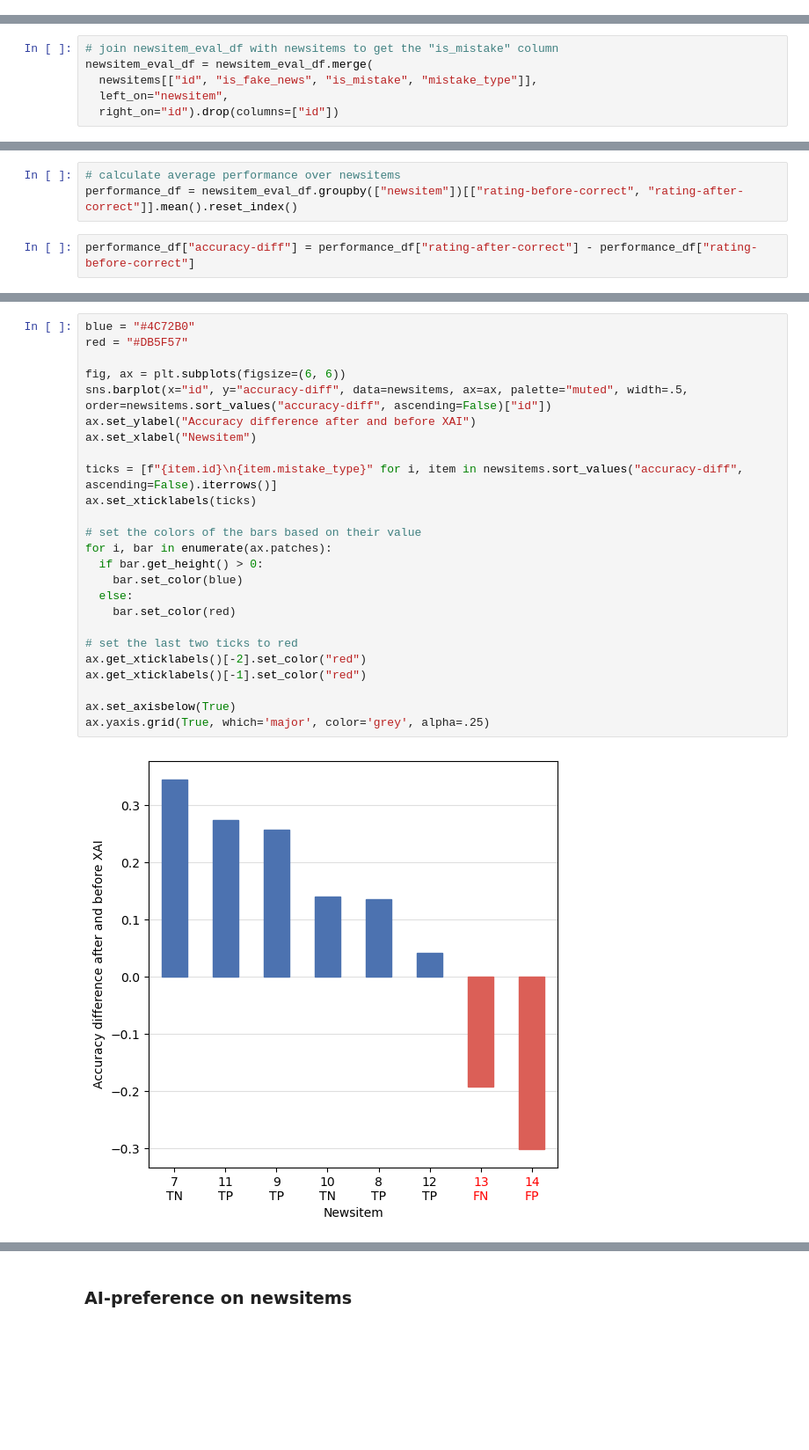
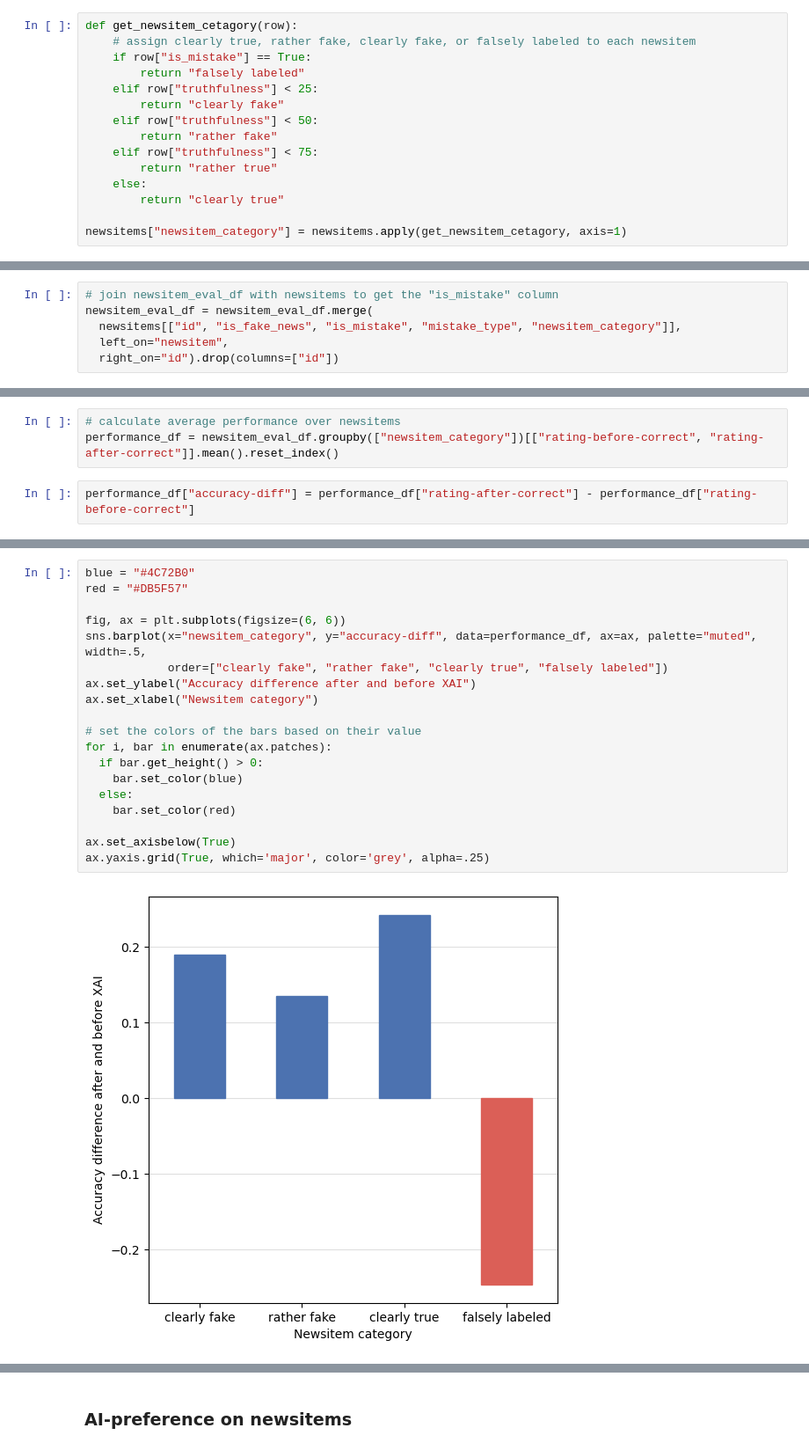
Before and after one commit to csomorbalazs/xai-experiment, a Jupyter notebook: postprocessing/Data_Analysis_XAI.ipynb, the cells around one changed output, grey strips where cells are left out. Shown at 88% size. Cells and saved outputs as stored; diff of their text form; blank space fills up the shorter version.

```diff
--- a/postprocessing/Data_Analysis_XAI.ipynb
+++ b/postprocessing/Data_Analysis_XAI.ipynb
@@ -698,6 +698,21 @@ def get_mistake_type(row):
 
 newsitems["is_mistake"] = newsitems["is_fake_news"] != newsitems["is_fake_news_pred"]
 newsitems["mistake_type"] = newsitems.apply(get_mistake_type, axis=1)
+# %%
+def get_newsitem_cetagory(row):
+    # assign clearly true, rather fake, clearly fake, or falsely labeled to each newsitem
+    if row["is_mistake"] == True:
+        return "falsely labeled"
+    elif row["truthfulness"] < 25:
+        return "clearly fake"
+    elif row["truthfulness"] < 50:
+        return "rather fake"
+    elif row["truthfulness"] < 75:
+        return "rather true"
+    else:
+        return "clearly true"
+
+newsitems["newsitem_category"] = newsitems.apply(get_newsitem_cetagory, axis=1)
 # %%
 pd.set_option('display.max_colwidth', 200)
 
@@ -732,7 +751,7 @@ newsitem_eval_df = newsitem_eval_df[cols]
 # %%
 # join newsitem_eval_df with newsitems to get the "is_mistake" column
 newsitem_eval_df = newsitem_eval_df.merge(
-  newsitems[["id", "is_fake_news", "is_mistake", "mistake_type"]],
+  newsitems[["id", "is_fake_news", "is_mistake", "mistake_type", "newsitem_category"]],
   left_on="newsitem",
   right_on="id").drop(columns=["id"])
 # %% [markdown]
@@ -771,6 +790,6 @@ The low p values (<0.01) show us that the newsitems are unequally difficult to r
 ### Accuracy on newsitems before and after seeing the AI score
 # %%
 # calculate average performance over newsitems
-performance_df = newsitem_eval_df.groupby(["newsitem"])[["rating-before-correct", "rating-after-correct"]].mean().reset_index()
+performance_df = newsitem_eval_df.groupby(["newsitem_category"])[["rating-before-correct", "rating-after-correct"]].mean().reset_index()
 # %%
 performance_df["accuracy-diff"] = performance_df["rating-after-correct"] - performance_df["rating-before-correct"]
@@ -820,27 +838,21 @@ Next we look at the change in accuracy.
 # %%
 blue = "#4C72B0"
 red = "#DB5F57"
 
 fig, ax = plt.subplots(figsize=(6, 6))
-sns.barplot(x="id", y="accuracy-diff", data=newsitems, ax=ax, palette="muted", width=.5, order=newsitems.sort_values("accuracy-diff", ascending=False)["id"])
+sns.barplot(x="newsitem_category", y="accuracy-diff", data=performance_df, ax=ax, palette="muted", width=.5,
+            order=["clearly fake", "rather fake", "clearly true", "falsely labeled"])
 ax.set_ylabel("Accuracy difference after and before XAI")
-ax.set_xlabel("Newsitem")
-
-ticks = [f"{item.id}\n{item.mistake_type}" for i, item in newsitems.sort_values("accuracy-diff", ascending=False).iterrows()]
-ax.set_xticklabels(ticks)
+ax.set_xlabel("Newsitem category")
 
 # set the colors of the bars based on their value
 for i, bar in enumerate(ax.patches):
   if bar.get_height() > 0:
     bar.set_color(blue)
   else:
     bar.set_color(red)
 
-# set the last two ticks to red
-ax.get_xticklabels()[-2].set_color("red")
-ax.get_xticklabels()[-1].set_color("red")
-
 ax.set_axisbelow(True)
 ax.yaxis.grid(True, which='major', color='grey', alpha=.25)
 # %% [output]
-[figure, old version]
+[figure, new version]
```
Also changed, not shown: parts of 29 cells of this notebook.
